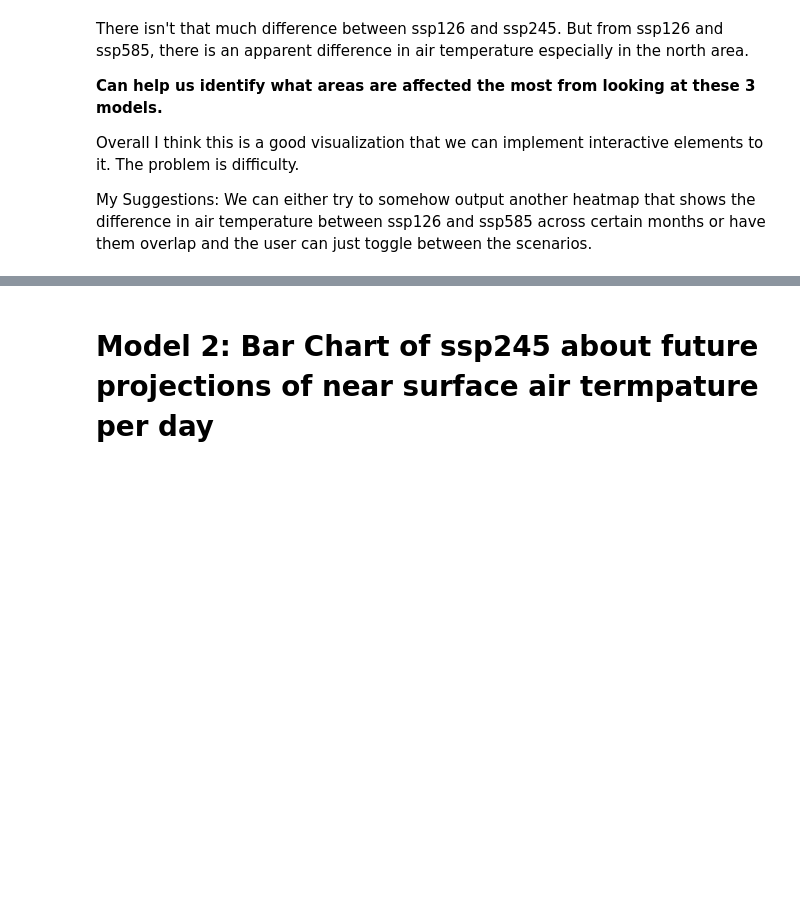
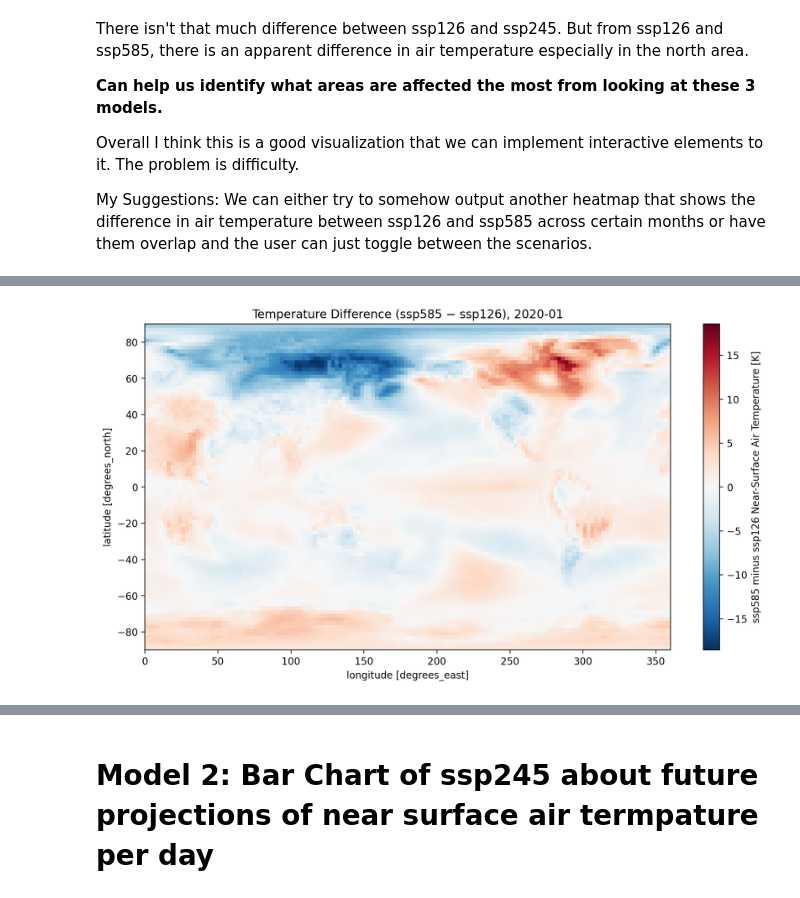
Before and after one commit to DonLe727/DSC-106-Project-3, a Jupyter notebook: CMIP.ipynb, the cells around one changed output, grey strips where cells are left out. Cells and saved outputs as stored; diff of their text form; code cells hidden in the pictures; blank space fills up the shorter version.

```diff
--- a/CMIP.ipynb
+++ b/CMIP.ipynb
@@ -199,0 +199,21 @@ My Suggestions: We can either try to somehow output another heatmap that shows t
+# %%
+def plot_tas_diff(ds_high, ds_low, time, label_high="ssp585", label_low="ssp126"):
+    """Plot the near-surface air temperature difference (ds_high - ds_low) for a given time."""
+    tas_high = ds_high.tas.sel(time=time).squeeze()
+    tas_low = ds_low.tas.sel(time=time).squeeze()
+    diff = tas_high - tas_low
+
+    fig, ax = plt.subplots(figsize=(12, 6))
+    diff.plot(
+        ax=ax,
+        cmap='RdBu_r',
+        center=0,
+        cbar_kwargs={'label': f'{label_high} minus {label_low} Near-Surface Air Temperature [K]'}
+    )
+    ax.set_title(f'Temperature Difference ({label_high} − {label_low}), {time}')
+    plt.show()
+    return diff
+
+diff_2020 = plot_tas_diff(ds_month_ssp585, ds_month_ssp126, '2020-01')
+# %% [output]
+[figure, added]
```
Also changed, not shown: parts of 5 cells of this notebook.
